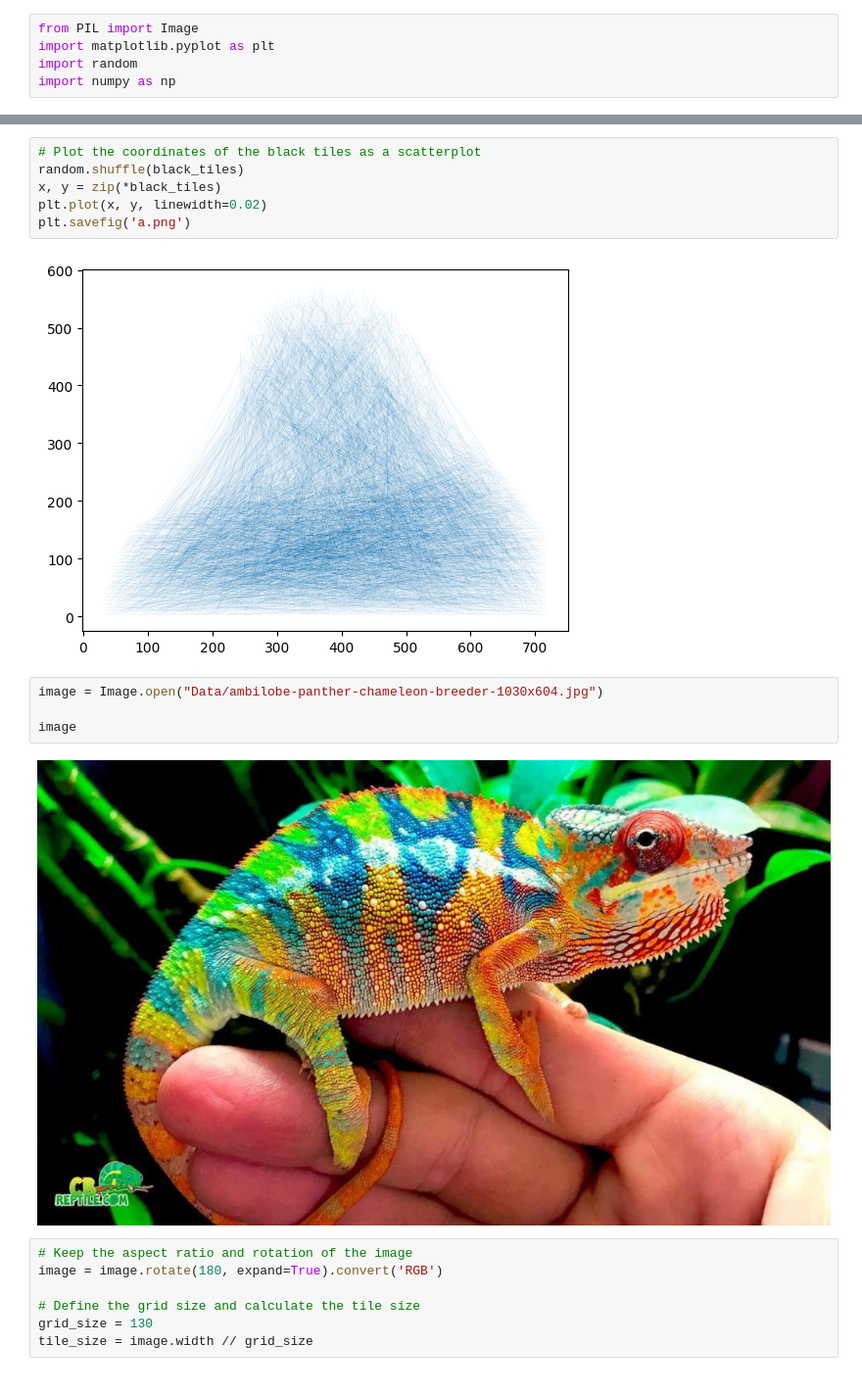
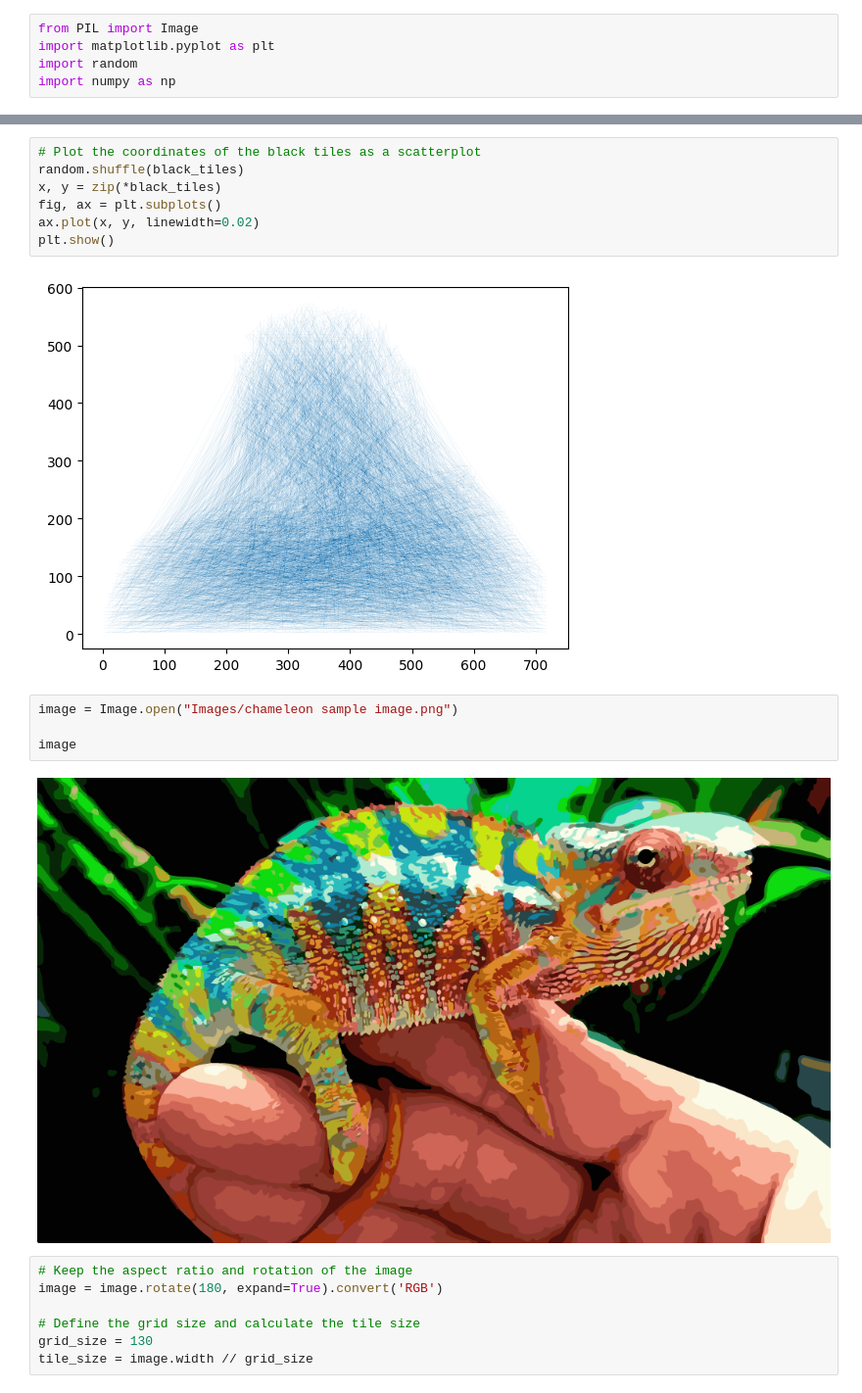
Before and after one commit to fmurphy97/Color-Line-Cloud---Generative-Art-, a Jupyter notebook: generate_line_art.ipynb, the cells around one changed output, grey strips where cells are left out. Shown at 98% size. Drawn from its saved outputs; the diff is of its cells as text.

Commit message:
Replace old images, and update code to read them

```diff
--- a/generate_line_art.ipynb
+++ b/generate_line_art.ipynb
@@ -41,16 +58,17 @@ for x in range(grid_size):
 # Plot the coordinates of the black tiles as a scatterplot
 random.shuffle(black_tiles)
 x, y = zip(*black_tiles)
-plt.plot(x, y, linewidth=0.02)
-plt.savefig('a.png')
+fig, ax = plt.subplots()
+ax.plot(x, y, linewidth=0.02)
+plt.show()
 # %% [output]
-[figure, old version]
+[figure, new version]
 # %%
-image = Image.open("Data/ambilobe-panther-chameleon-breeder-1030x604.jpg")
+image = Image.open("Images/chameleon sample image.png")
 
 image
 # %% [output]
-[figure, old version]
+[figure, new version]
 # %%
 # Keep the aspect ratio and rotation of the image
 image = image.rotate(180, expand=True).convert('RGB')
```
Also changed, not shown: parts of 9 cells of this notebook, 13 other files.
